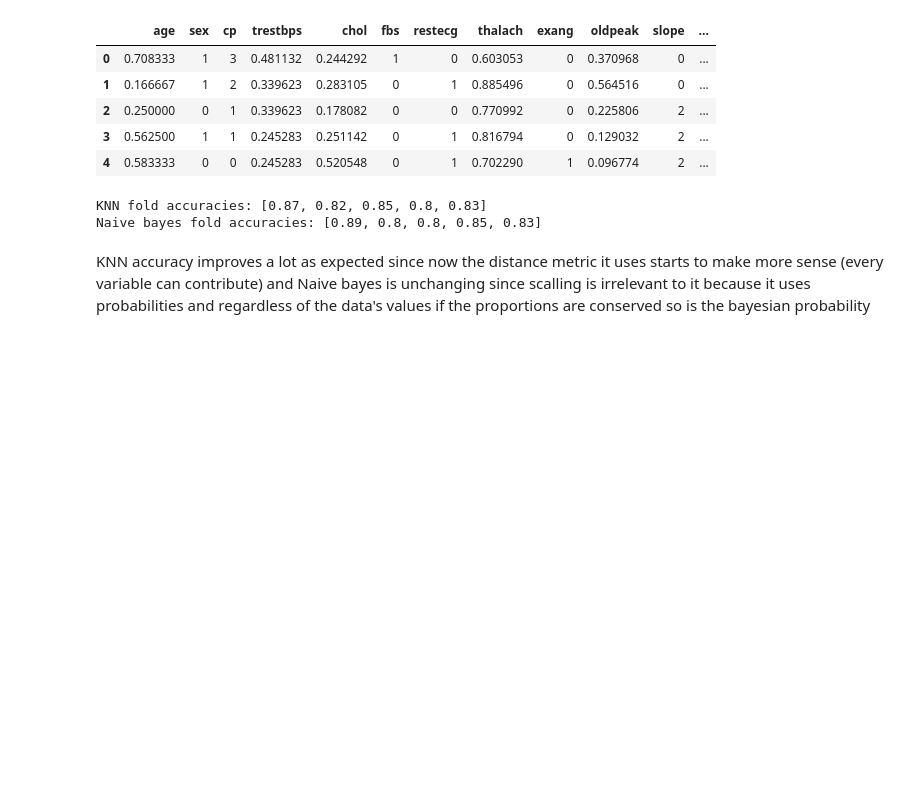
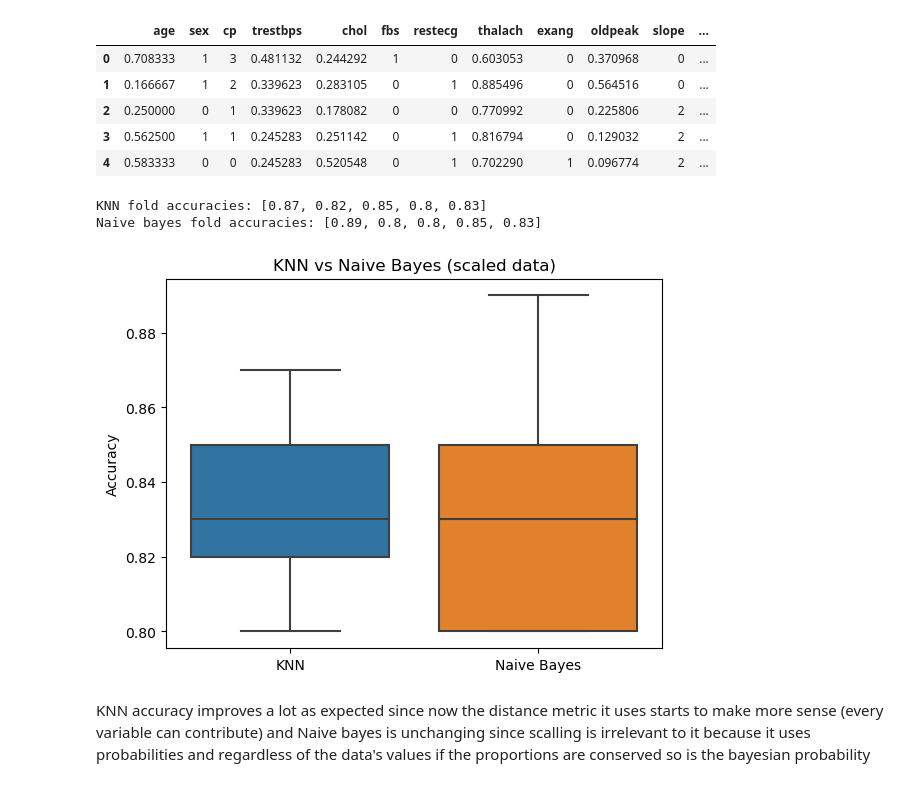
Before and after one commit to tomasbrogueira/Work, a Jupyter notebook: IST/Aprendizagem/HW/G131_hw2.ipynb, the cells around one changed output. Saved outputs shown, nothing was run; the diff lists cells and outputs as text; code cells hidden in the pictures; blank space fills up the shorter version.

```diff
--- a/IST/Aprendizagem/HW/G131_hw2.ipynb
+++ b/IST/Aprendizagem/HW/G131_hw2.ipynb
@@ -259,6 +273,19 @@ print("Naive bayes fold accuracies:", acc_folds_nbc)
 # %% [output]
 KNN fold accuracies: [0.87, 0.82, 0.85, 0.8, 0.83]
 Naive bayes fold accuracies: [0.89, 0.8, 0.8, 0.85, 0.83]
+# %%
+import matplotlib.pyplot as plt
+import seaborn as sns
+
+# plot boxplot
+
+sns.boxplot(data=[acc_folds_knn, acc_folds_nbc])
+plt.ylabel('Accuracy')
+plt.xticks([0,1], ['KNN', 'Naive Bayes'])
+plt.title('KNN vs Naive Bayes (scaled data)')
+plt.show()
+# %% [output]
+[figure, added]
 # %% [markdown]
 KNN accuracy improves a lot as expected since now the distance metric it uses starts to make more sense (every variable can contribute) and Naive bayes is unchanging since scalling is irrelevant to it because it uses probabilities and regardless of the data's values if the proportions are conserved so is the bayesian probability
 # %% [markdown]
```
Also changed, not shown: parts of 28 cells of this notebook, 2 other files.
